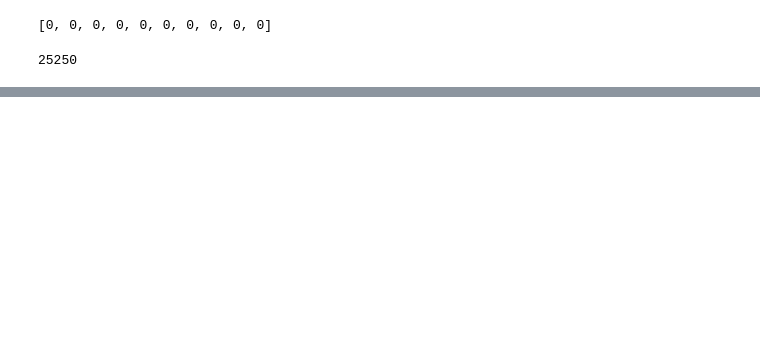
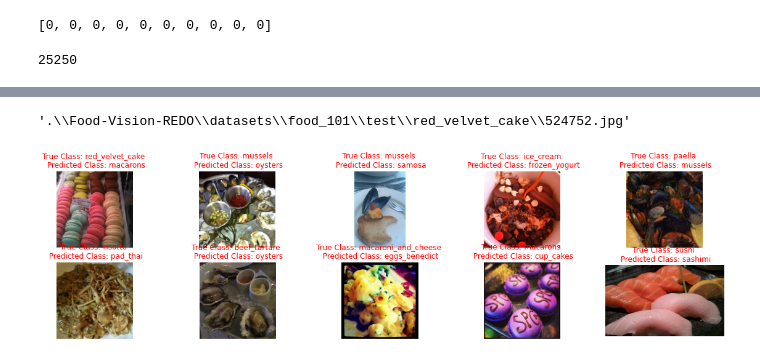
Before and after one commit to jjaimwork/CNN-Computer-Vision-Food-Vision-From-Scratch, a Jupyter notebook: CNN - Scaling Up to 101 Classes.ipynb, the cells around one changed output, grey strips where cells are left out. Saved outputs shown, nothing was run; the diff lists cells and outputs as text; code cells hidden in the pictures; blank space fills up the shorter version.

Commit message:
Plotting the most wrong labels

```diff
--- a/CNN - Scaling Up to 101 Classes.ipynb
+++ b/CNN - Scaling Up to 101 Classes.ipynb
@@ -760,0 +756,6 @@ for i in range(3):
+# %%
+filepaths = []
+for filepath in test_data.list_files(test_101_dir+'*/*.jpg',
+                                     shuffle=False):
+    filepaths.append(filepath.numpy())
+filepaths
@@ -760,0 +780,9 @@ for i in range(3):
+# %%
+pred_df = pd.DataFrame({
+    'img_path': filepaths,
+    'y_true': y_labels,
+    'y_pred': pred_classes,
+    'pred_conf': pred_probs.max(axis=1),
+    'y_true_classname': [class_list_all[i] for i in y_labels],
+    'y_pred_classname': [class_list_all[i] for i in pred_classes]
+})
@@ -760,0 +805,2 @@ for i in range(3):
+# %%
+pred_df['pred_correct'] = pred_df['y_true'] == pred_df['y_pred']
@@ -760,0 +823,2 @@ for i in range(3):
+# %%
+top_wrong = pred_df[pred_df['pred_correct'] == False].sort_values(by='pred_conf', ascending=False).reset_index()
@@ -760,0 +841,14 @@ for i in range(3):
+# %%
+top_wrong['img_path'][0].decode("utf-8")
+# %% [output]
+'.\\Food-Vision-REDO\\datasets\\food_101\\test\\red_velvet_cake\\524752.jpg'
+# %%
+plt.figure(figsize=(20,5))
+for i in range(10):
+    plt.subplot(2,5,i+1)
+    img = mpimg.imread(top_wrong['img_path'][i].decode("utf-8") )
+    plt.imshow(img)
+    plt.axis(False)
+    plt.title(f"True Class: {top_wrong['y_true_classname'][i]} \n Predicted Class: {top_wrong['y_pred_classname'][i]}", c='r')
+# %% [output]
+[figure, added]
```
Also changed, not shown: parts of 45 cells of this notebook.
